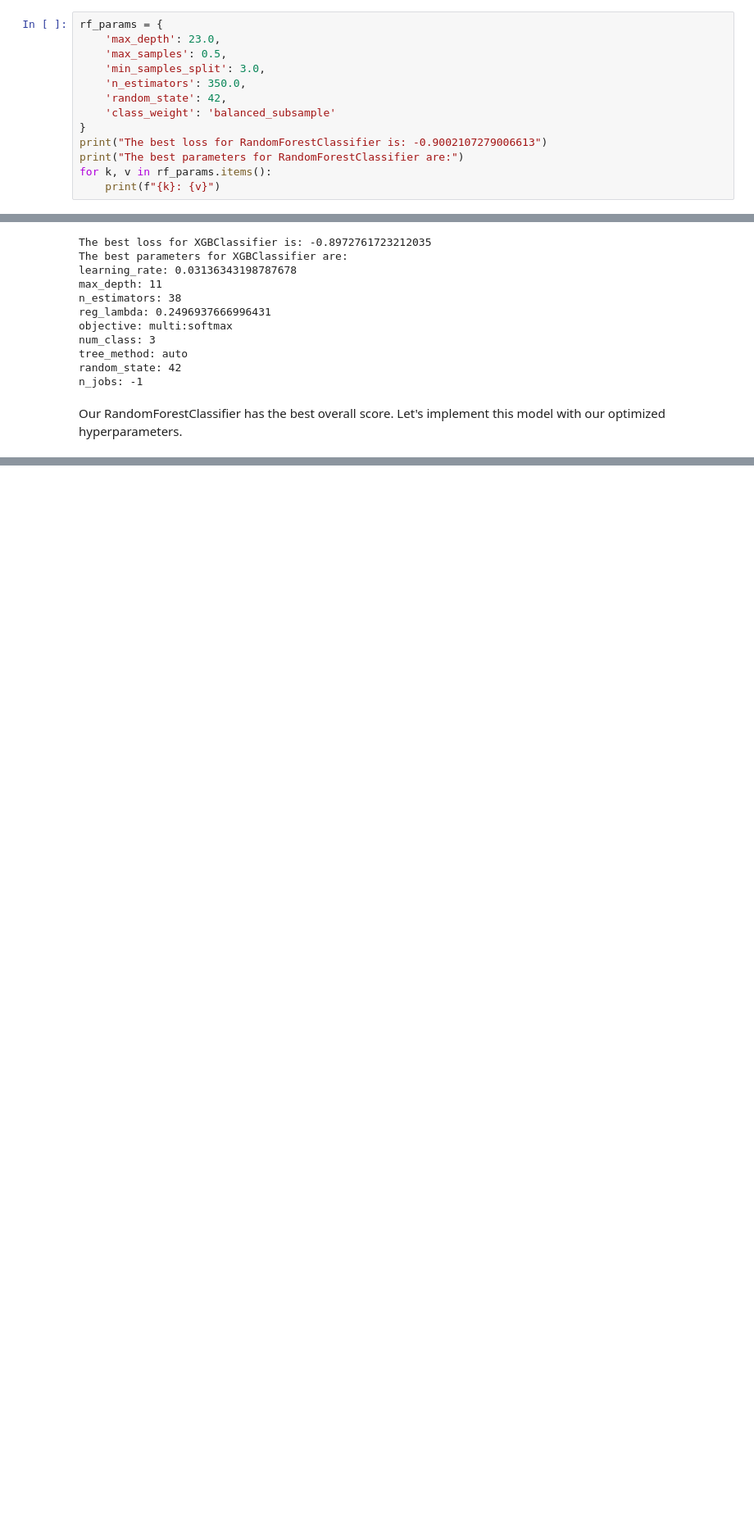
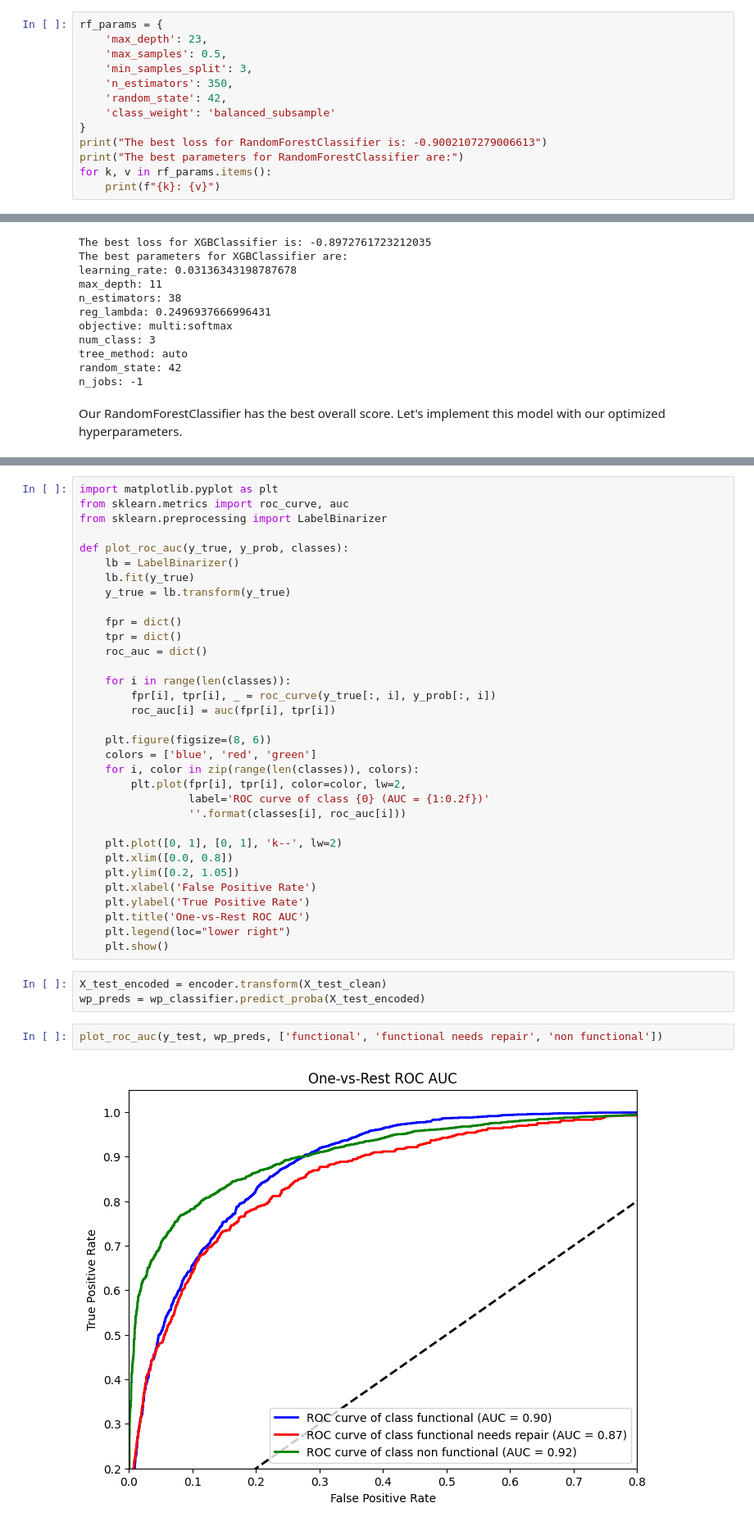
Before and after one commit to zdravoj/water-pump-classifier, a Jupyter notebook: Water_Pump_Classifier.ipynb, the cells around one changed output, grey strips where cells are left out. Shown at 82% size. Drawn from its saved outputs; the diff is of its cells as text; blank space fills up the shorter version.

Commit message:
create ROC AUC graph for evaluation

```diff
--- a/Water_Pump_Classifier.ipynb
+++ b/Water_Pump_Classifier.ipynb
@@ -2257,10 +2263,10 @@ class_weight: balanced
 #     print(f"{k}: {v}")
 # %%
 rf_params = {
-    'max_depth': 23.0,
+    'max_depth': 23,
     'max_samples': 0.5,
-    'min_samples_split': 3.0,
-    'n_estimators': 350.0,
+    'min_samples_split': 3,
+    'n_estimators': 350,
     'random_state': 42,
     'class_weight': 'balanced_subsample'
 }
@@ -2317,0 +2344,40 @@ Our RandomForestClassifier has the best overall score. Let's implement this mode
+# %%
+import matplotlib.pyplot as plt
+from sklearn.metrics import roc_curve, auc
+from sklearn.preprocessing import LabelBinarizer
+
+def plot_roc_auc(y_true, y_prob, classes):
+    lb = LabelBinarizer()
+    lb.fit(y_true)
+    y_true = lb.transform(y_true)
+
+    fpr = dict()
+    tpr = dict()
+    roc_auc = dict()
+
+    for i in range(len(classes)):
+        fpr[i], tpr[i], _ = roc_curve(y_true[:, i], y_prob[:, i])
+        roc_auc[i] = auc(fpr[i], tpr[i])
+
+    plt.figure(figsize=(8, 6))
+    colors = ['blue', 'red', 'green']
+    for i, color in zip(range(len(classes)), colors):
+        plt.plot(fpr[i], tpr[i], color=color, lw=2,
+                 label='ROC curve of class {0} (AUC = {1:0.2f})'
+                 ''.format(classes[i], roc_auc[i]))
+
+    plt.plot([0, 1], [0, 1], 'k--', lw=2)
+    plt.xlim([0.0, 0.8])
+    plt.ylim([0.2, 1.05])
+    plt.xlabel('False Positive Rate')
+    plt.ylabel('True Positive Rate')
+    plt.title('One-vs-Rest ROC AUC')
+    plt.legend(loc="lower right")
+    plt.show()
+# %%
+X_test_encoded = encoder.transform(X_test_clean)
+wp_preds = wp_classifier.predict_proba(X_test_encoded)
+# %%
+plot_roc_auc(y_test, wp_preds, ['functional', 'functional needs repair', 'non functional'])
+# %% [output]
+[figure, added]
```
Also changed, not shown: parts of 49 cells of this notebook.
